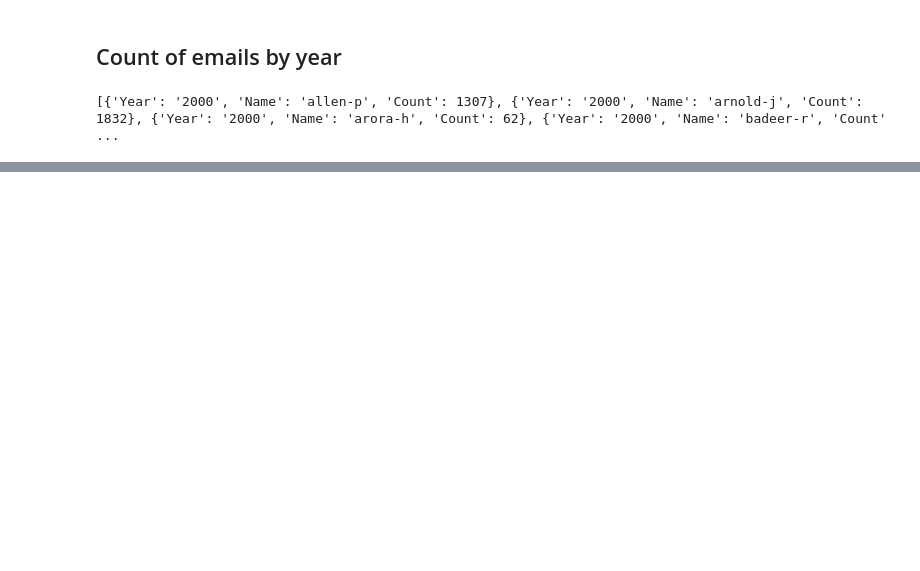
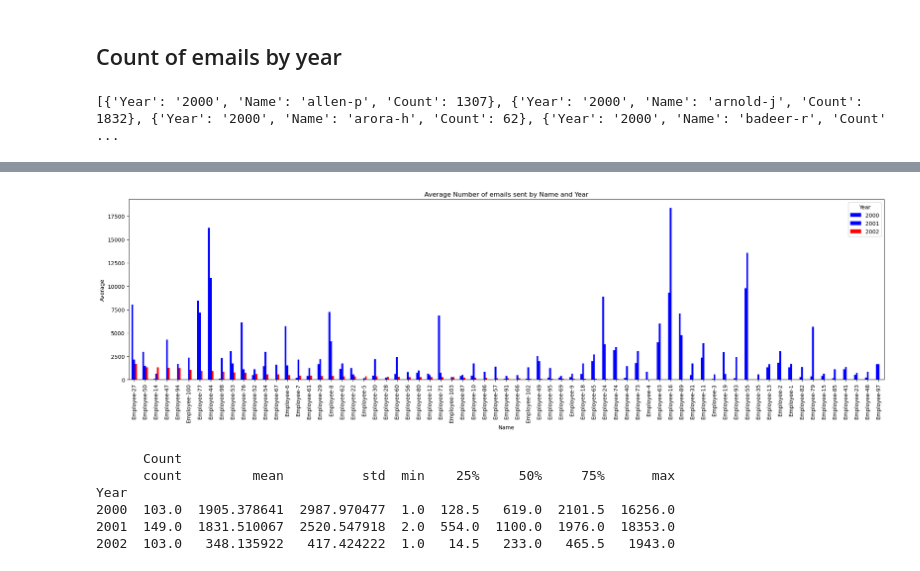
Before and after one commit to Thomo99/dataWranglingAndAcquisition, a Jupyter notebook: Assessment2.2/question2.ipynb, the cells around one changed output, grey strips where cells are left out. Cells and saved outputs as stored; diff of their text form; code cells hidden in the pictures; blank space fills up the shorter version.

```diff
--- a/Assessment2.2/question2.ipynb
+++ b/Assessment2.2/question2.ipynb
@@ -279,3 +327,27 @@ zufferli-j           4.0    288.0   262.0
+# %%
+pivot_names_sorted = names_dict_pivot.sort_values(by='2002', ascending=False)
+# Specify colors for the bars, with a different color for the desired year
+colors = ['blue' if year != '2002' else 'red' for year in pivot_names_sorted.columns]
+
+# Plot the bar chart with specified colors
+pivot_names_sorted.plot(kind='bar', figsize=(25, 6), color=colors)
+plt.xlabel('Name')
+plt.ylabel('Average')
+plt.title('Average Number of emails sent by Name and Year')
+plt.legend(title='Year')
+plt.show()
+# %% [output]
+[figure, added]
+# %%
+yearly_statistics = names_dict_df.groupby('Year').describe()
+print(yearly_statistics)
+# %% [output]
+      Count
+      count         mean          std  min    25%     50%     75%      max
+Year
+2000  103.0  1905.378641  2987.970477  1.0  128.5   619.0  2101.5  16256.0
+2001  149.0  1831.510067  2520.547918  2.0  554.0  1100.0  1976.0  18353.0
+2002  103.0   348.135922   417.424222  1.0   14.5   233.0   465.5   1943.0
 # %%
 names_dict_pivot['difference_01_02'] = names_dict_pivot['2002'] - names_dict_pivot['2001']
 
```
Also changed, not shown: parts of 15 cells of this notebook, 1 other file.
